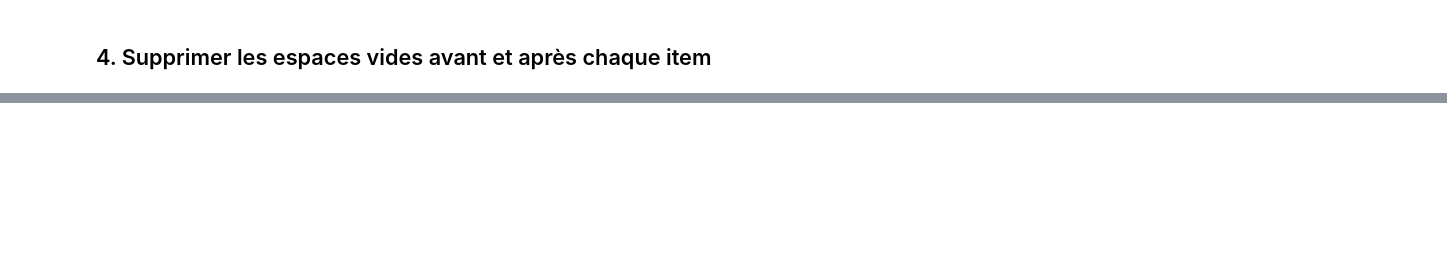
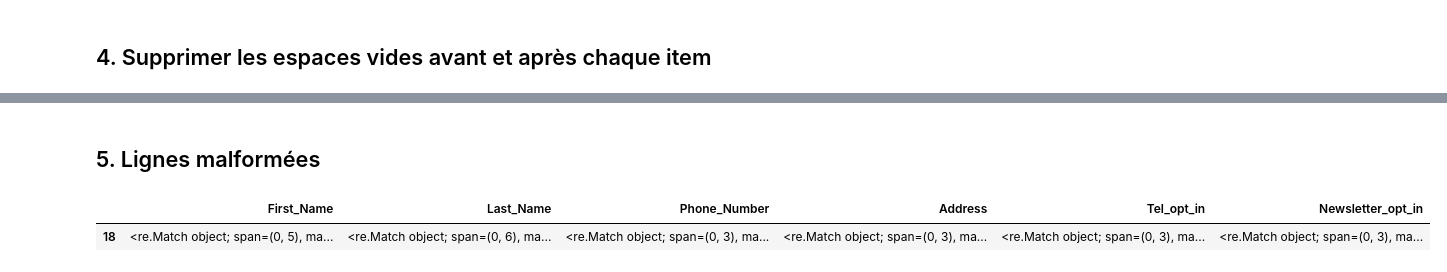
Before and after one commit to Gladrat/m1_da_efrei_python, a Jupyter notebook: cours/04.pandas/data_cleaning/data_cleaning.ipynb, the cells around one changed output, grey strips where cells are left out. Cells and saved outputs as stored; diff of their text form; code cells hidden in the pictures; blank space fills up the shorter version.

```diff
--- a/cours/04.pandas/data_cleaning/data_cleaning.ipynb
+++ b/cours/04.pandas/data_cleaning/data_cleaning.ipynb
@@ -148,0 +130,21 @@ df
+# %% [markdown]
+## 5. Lignes malformées
+# %%
+# regexp
+# - 1 lettre minimum
+# - commence par a-z ou A-Z
+# - termine par a-a ou A-Z
+
+col = df.select_dtypes(include=["object", "string"]).columns
+
+mask = df[col].apply(lambda col:
+                     col.map(
+                        lambda x: re.match(r"^[A-Za-z0-9](.*[A-Za-z0-9])?$", str(x))
+))
+mask
+
+# df = df[~mask.any(axis=1)]
+# df
+# %% [output]
+|  | First_Name | Last_Name | Phone_Number | Address | Tel_opt_in | Newsletter_opt_in |
+| 18 | <re.Match object; span=(0, 5), ma... | <re.Match object; span=(0, 6), ma... | <re.Match object; span=(0, 3), ma... | <re.Match object; span=(0, 3), ma... | <re.Match object; span=(0, 3), ma... | <re.Match object; span=(0, 3), ma... |
```
Also changed, not shown: parts of 3 cells of this notebook, 2 other files.
